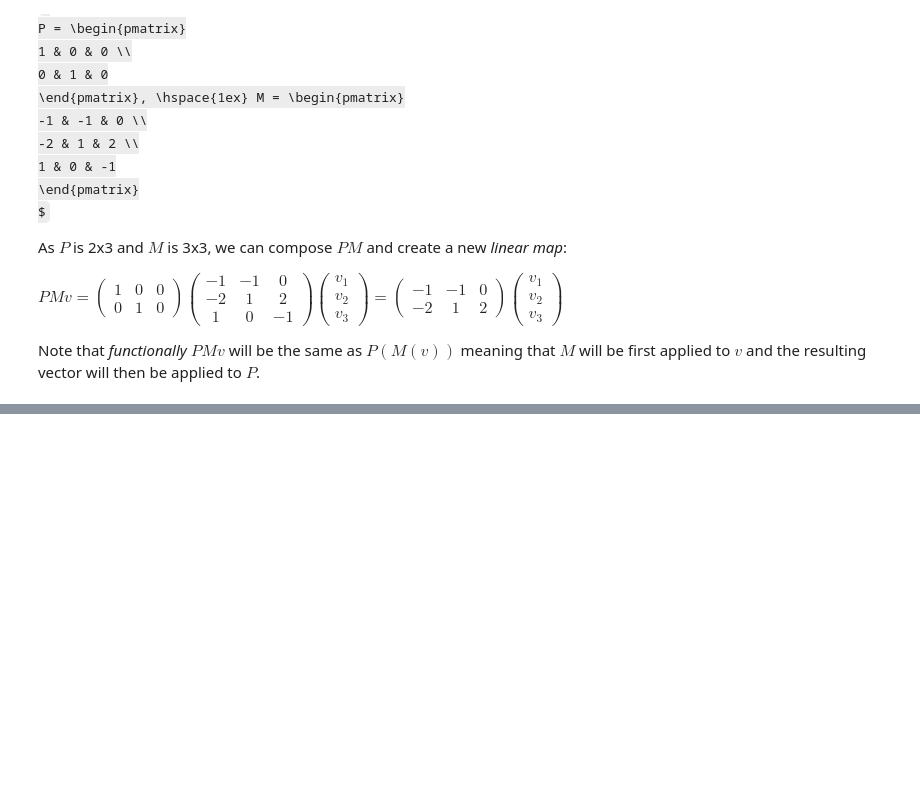
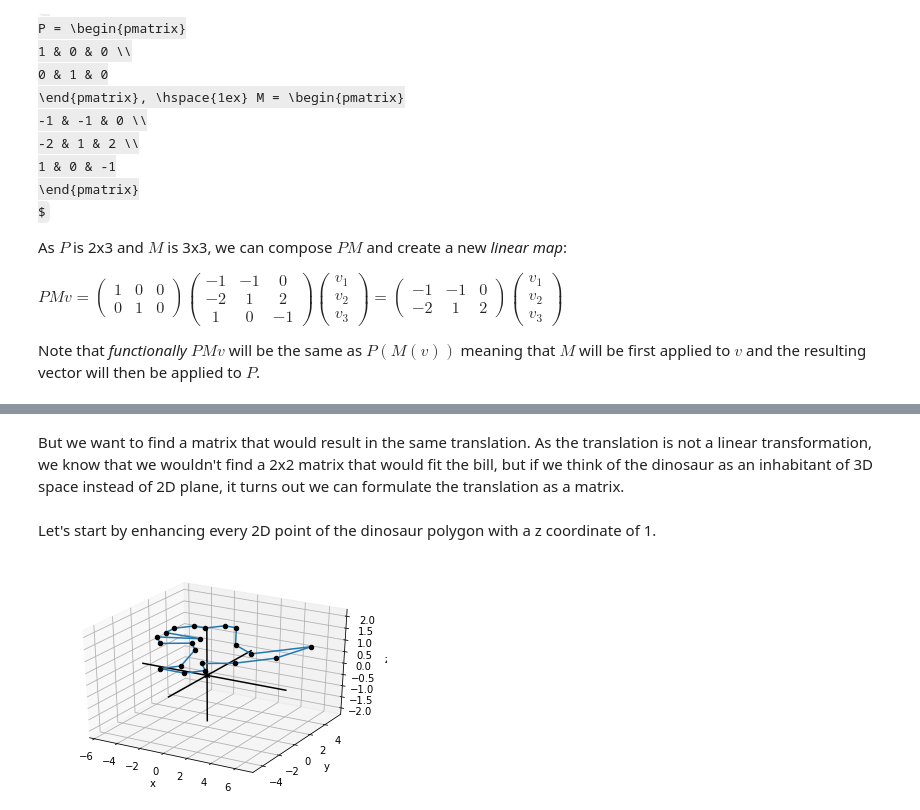
Before and after one commit to sergiofgonzalez/math-workbench, a Jupyter notebook: 04-using-matrices-with-transformations/01-transformations-with-matrices-concepts-notebooks/transformations-with-matrices.ipynb, the cells around one changed output, grey strips where cells are left out. Drawn from its saved outputs; the diff is of its cells as text; code cells hidden in the pictures; some formulas as TeX source; blank space fills up the shorter version.

```diff
--- a/04-using-matrices-with-transformations/01-transformations-with-matrices-concepts-notebooks/transformations-with-matrices.ipynb
+++ b/04-using-matrices-with-transformations/01-transformations-with-matrices-concepts-notebooks/transformations-with-matrices.ipynb
@@ -1209,0 +1256,21 @@ Note that *functionally* $ PMv $ will be the same as $ P(M(v)) $ meaning that $
+# %% [markdown]
+But we want to find a matrix that would result in the same translation. As the translation is not a linear transformation, we know that we wouldn't find a 2x2 matrix that would fit the bill, but if we think of the dinosaur as an inhabitant of 3D space instead of 2D plane, it turns out we can formulate the translation as a matrix.
+# %% [markdown]
+Let's start by enhancing every 2D point of the dinosaur polygon with a z coordinate of 1.
+# %%
+from my_draw3d import draw3d, Points3D, Polygon3D
+
+dino_vectors_2d = [(6,4), (3,1), (1,2), (-1,5), (-2,5), (-3,4), (-4,4),
+    (-5,3), (-5,2), (-2,2), (-5,1), (-4,0), (-2,1), (-1,0), (0,-3),
+    (-1,-4), (1,-4), (2,-3), (1,-2), (3,-1), (5,1)
+]
+
+dino_vectors_3d = [(x, y, 1) for x, y in dino_vectors_2d]
+
+
+draw3d(
+    Points3D(*dino_vectors_3d),
+    Polygon3D(*dino_vectors_3d, color=blue)
+)
+# %% [output]
+[figure, added]
```
Also changed, not shown: parts of 21 cells of this notebook, 10 other files.
